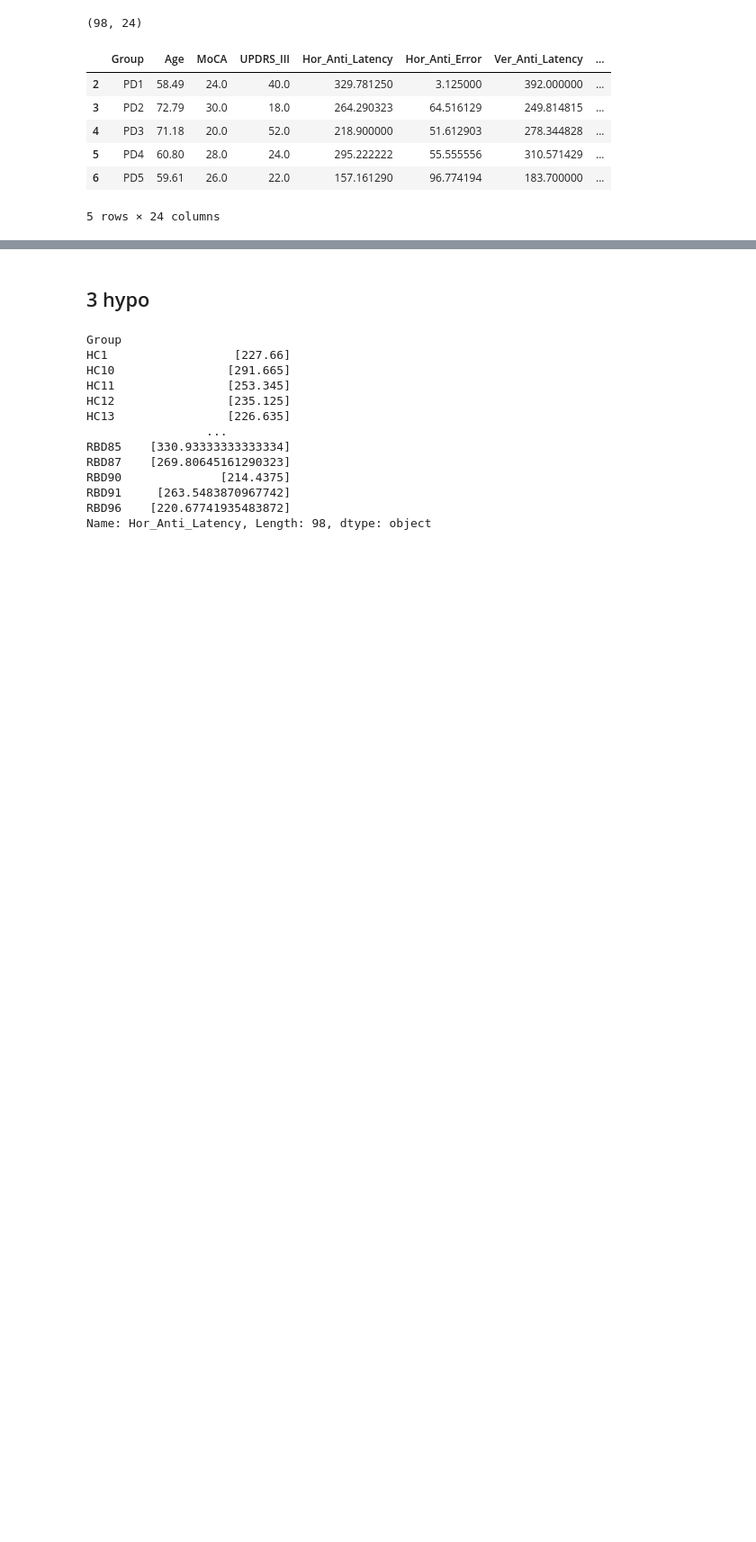
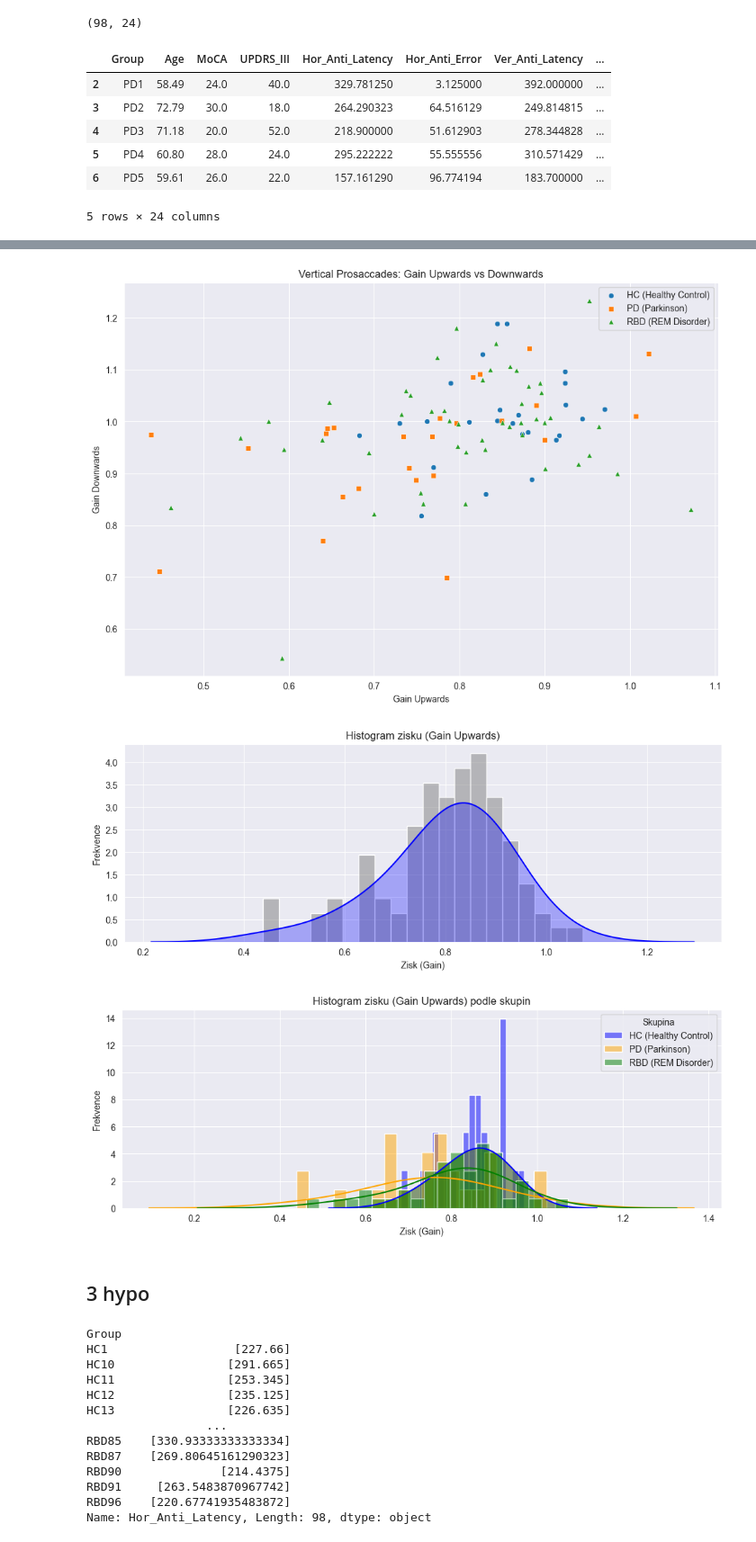
Before and after one commit to BarboraKindl/aeda_semstralka, a Jupyter notebook: aeda_semestralka.ipynb, the cells around one changed output, grey strips where cells are left out. Shown: that part at 90% size. Saved outputs shown, nothing was run; the diff lists cells and outputs as text; code cells hidden in the pictures; blank space fills up the shorter version.

```diff
--- a/aeda_semestralka.ipynb
+++ b/aeda_semestralka.ipynb
@@ -199,3 +181,17 @@ plt.show()
+# %%
+plot_generalized_with_pdf(
+    hc_data, pd_data, rbd_data, data_cleaned,
+    scatter_x='Ver_Pro_Up_Gain', scatter_y='Ver_Pro_Down_Gain',
+    scatter_title='Vertical Prosaccades: Gain Upwards vs Downwards',
+    scatter_xlabel='Gain Upwards', scatter_ylabel='Gain Downwards',
+    hist_col='Ver_Pro_Up_Gain',
+    hist_title='Histogram zisku (Gain Upwards)',
+    hist_xlabel='Zisk (Gain)', hist_ylabel='Frekvence'
+)
+# %% [output]
+[figure, added]
+[figure, added]
+[figure, added]
 # %% [markdown]
 ## 3 hypo
 # %%
```
Also changed, not shown: parts of 5 cells of this notebook.
